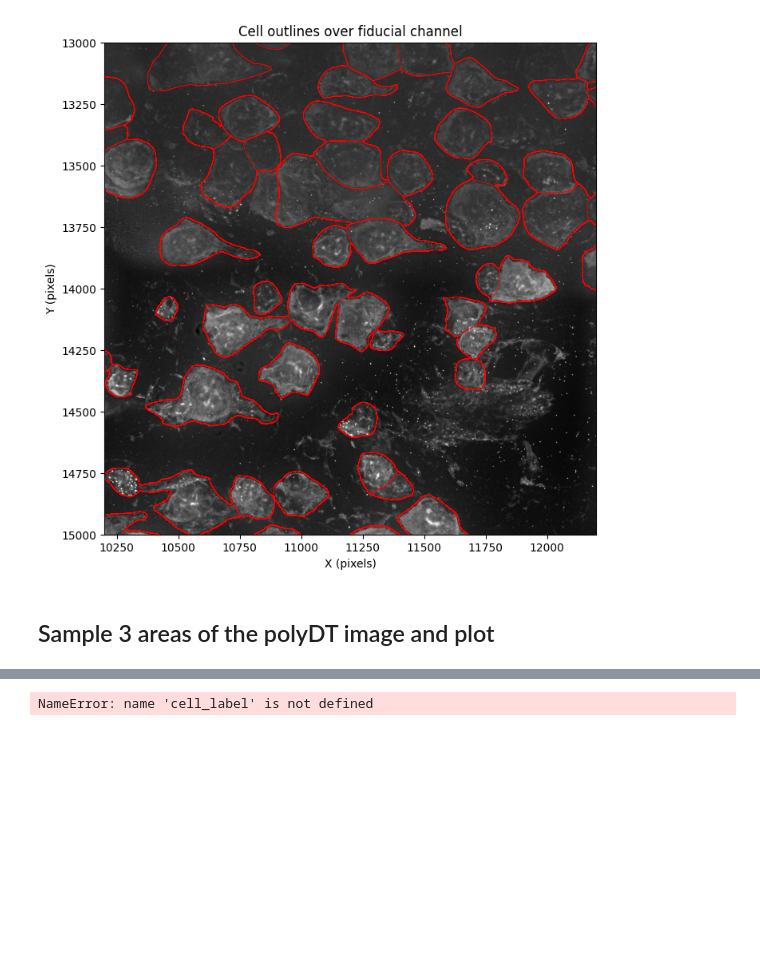
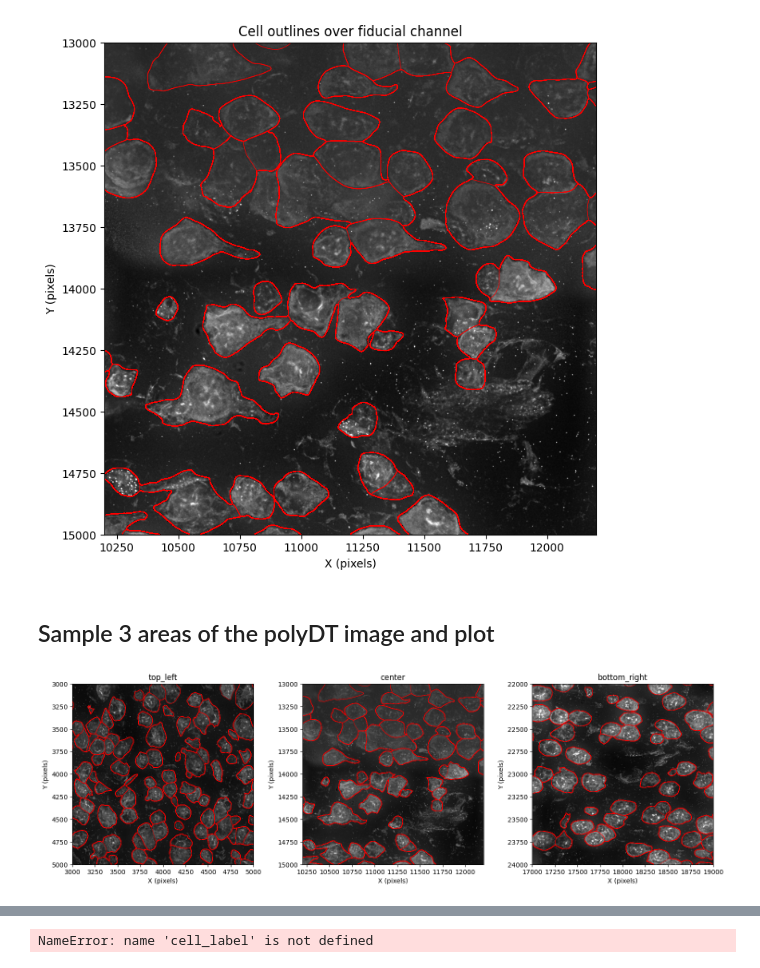
Before and after one commit to mspend/big-fish-examples, a Jupyter notebook: bioprotean_smfish/plots/paper_figs.ipynb, the cells around one changed output, grey strips where cells are left out. Cells and saved outputs as stored; diff of their text form; code cells hidden in the pictures; blank space fills up the shorter version.

Commit message:
plot 3 regions in a side by side comparison of the variation in the polyDT image

```diff
--- a/bioprotean_smfish/plots/paper_figs.ipynb
+++ b/bioprotean_smfish/plots/paper_figs.ipynb
@@ -135,4 +137,36 @@ plt.show()
 [figure]
 # %% [markdown]
 ## Sample 3 areas of the polyDT image and plot
+# %%
+fig, axes = plt.subplots(1, 3, figsize=(15, 5))
+
+for ax, (name, (y1, y2, x1, x2)) in zip(axes, regions.items()):
+
+    image_crop = polyDT_image_contrasted[y1:y2, x1:x2]
+
+    mask_crop = cell_label[y1:y2, x1:x2]
+
+    ax.imshow(
+        image_crop,
+        cmap="gray",
+        extent=[x1, x2, y2, y1]  # original image coordinates
+    )
+
+    ax.contour(
+        np.arange(x1, x2),
+        np.arange(y1, y2),
+        mask_crop,
+        levels=np.unique(mask_crop)[1:],
+        colors="red",
+        linewidths=0.5
+    )
+
+    ax.set_title(name)
+    ax.set_xlabel("X (pixels)")
+    ax.set_ylabel("Y (pixels)")
+
+plt.tight_layout()
+plt.show()
+# %% [output]
+[figure, added]
 # %%
```
Also changed, not shown: parts of 8 cells of this notebook.
